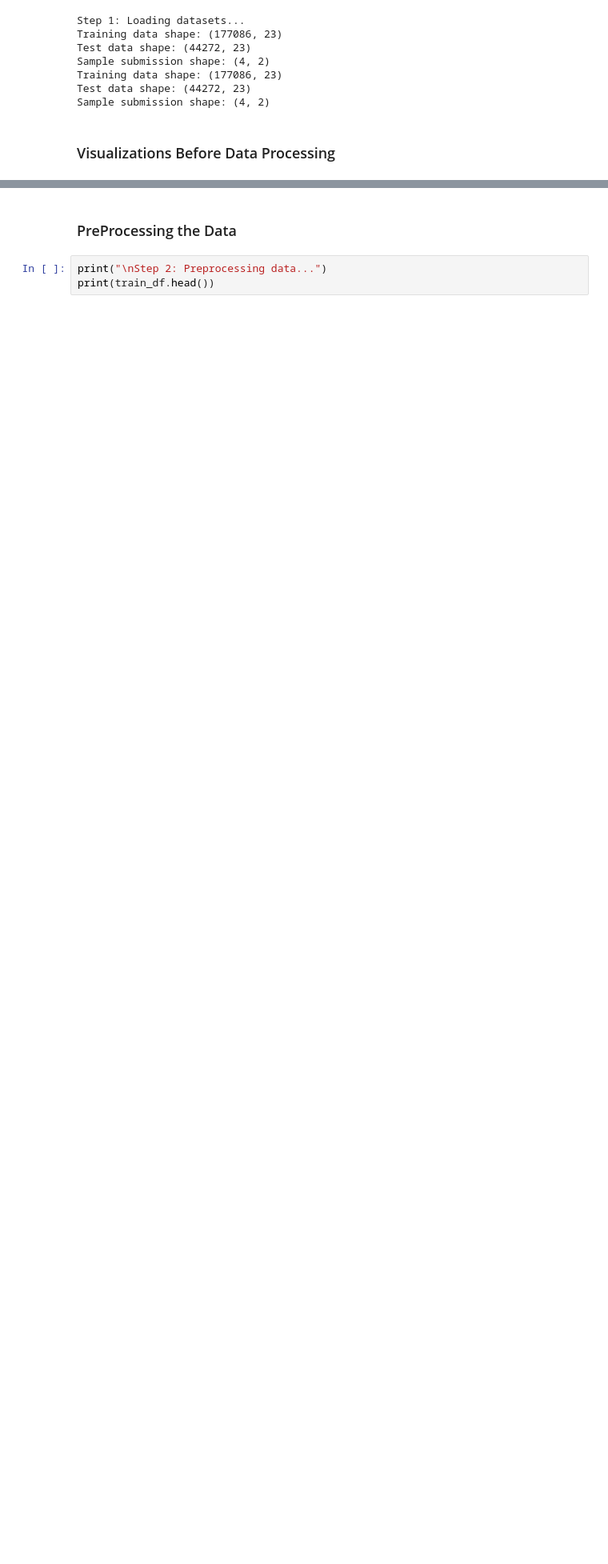
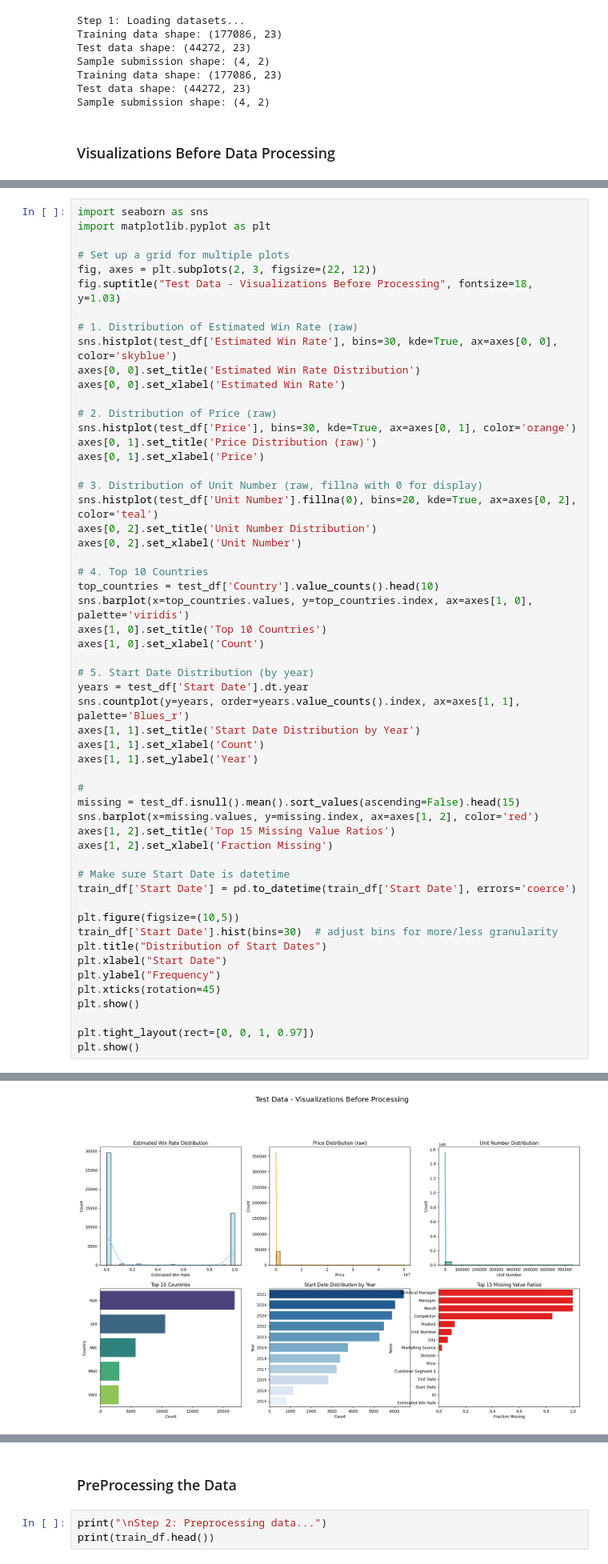
Before and after one commit to lorrainefadzaic-tech/Purchase-Intent-Prediction, a Jupyter notebook: purchase_intent-prediction.ipynb, the cells around one changed output, grey strips where cells are left out. Shown at 80% size. Drawn from its saved outputs; the diff is of its cells as text; blank space fills up the shorter version.

Commit message:
Put visuals in a single place

```diff
--- a/purchase_intent-prediction.ipynb
+++ b/purchase_intent-prediction.ipynb
@@ -113,0 +61,56 @@ Passing `palette` without assigning `hue` is deprecated and will be removed in v
+# %%
+import seaborn as sns
+import matplotlib.pyplot as plt
+
+# Set up a grid for multiple plots
+fig, axes = plt.subplots(2, 3, figsize=(22, 12))
+fig.suptitle("Test Data - Visualizations Before Processing", fontsize=18, y=1.03)
+
+# 1. Distribution of Estimated Win Rate (raw)
+sns.histplot(test_df['Estimated Win Rate'], bins=30, kde=True, ax=axes[0, 0], color='skyblue')
+axes[0, 0].set_title('Estimated Win Rate Distribution')
+axes[0, 0].set_xlabel('Estimated Win Rate')
+
+# 2. Distribution of Price (raw)
+sns.histplot(test_df['Price'], bins=30, kde=True, ax=axes[0, 1], color='orange')
+axes[0, 1].set_title('Price Distribution (raw)')
+axes[0, 1].set_xlabel('Price')
+
+# 3. Distribution of Unit Number (raw, fillna with 0 for display)
+sns.histplot(test_df['Unit Number'].fillna(0), bins=20, kde=True, ax=axes[0, 2], color='teal')
+axes[0, 2].set_title('Unit Number Distribution')
+axes[0, 2].set_xlabel('Unit Number')
+
+# 4. Top 10 Countries
+top_countries = test_df['Country'].value_counts().head(10)
+sns.barplot(x=top_countries.values, y=top_countries.index, ax=axes[1, 0], palette='viridis')
+axes[1, 0].set_title('Top 10 Countries')
+axes[1, 0].set_xlabel('Count')
+
+# 5. Start Date Distribution (by year)
+years = test_df['Start Date'].dt.year
+sns.countplot(y=years, order=years.value_counts().index, ax=axes[1, 1], palette='Blues_r')
+axes[1, 1].set_title('Start Date Distribution by Year')
+axes[1, 1].set_xlabel('Count')
+axes[1, 1].set_ylabel('Year')
+
+#
+missing = test_df.isnull().mean().sort_values(ascending=False).head(15)
+sns.barplot(x=missing.values, y=missing.index, ax=axes[1, 2], color='red')
+axes[1, 2].set_title('Top 15 Missing Value Ratios')
+axes[1, 2].set_xlabel('Fraction Missing')
+
+# Make sure Start Date is datetime
+train_df['Start Date'] = pd.to_datetime(train_df['Start Date'], errors='coerce')
+
+plt.figure(figsize=(10,5))
+train_df['Start Date'].hist(bins=30)  # adjust bins for more/less granularity
+plt.title("Distribution of Start Dates")
+plt.xlabel("Start Date")
+plt.ylabel("Frequency")
+plt.xticks(rotation=45)
+plt.show()
+
+plt.tight_layout(rect=[0, 0, 1, 0.97])
+plt.show()
+# %% [output]
@@ -113,0 +124 @@ Passing `palette` without assigning `hue` is deprecated and will be removed in v
+[figure, added]
```
Also changed, not shown: parts of 5 cells of this notebook.
